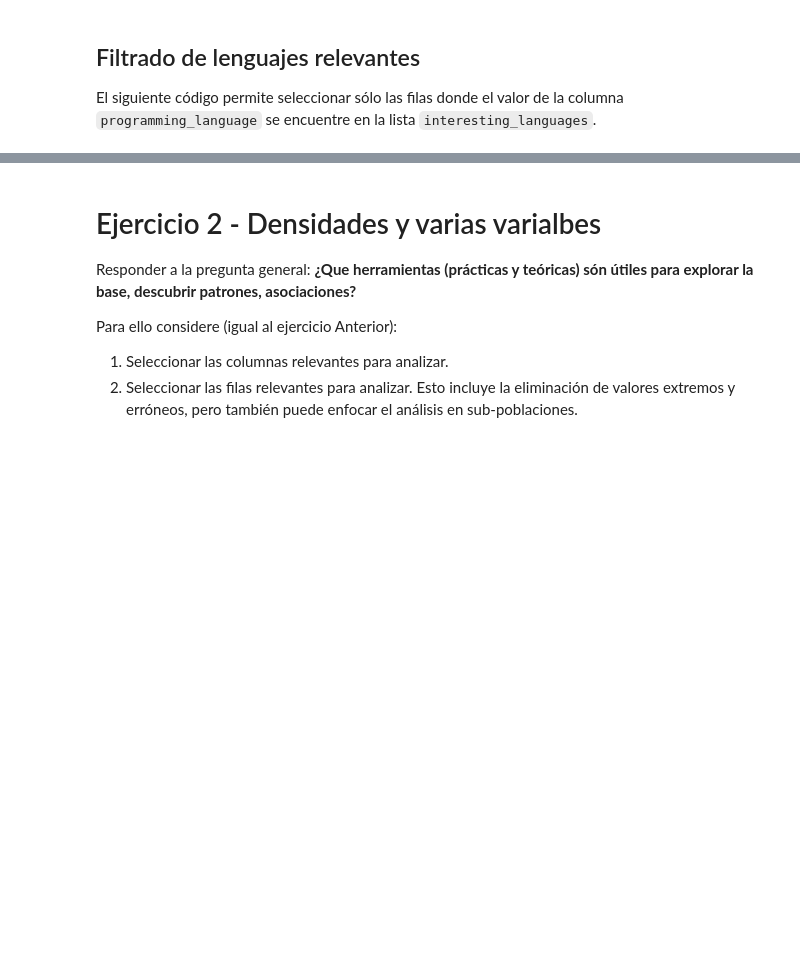
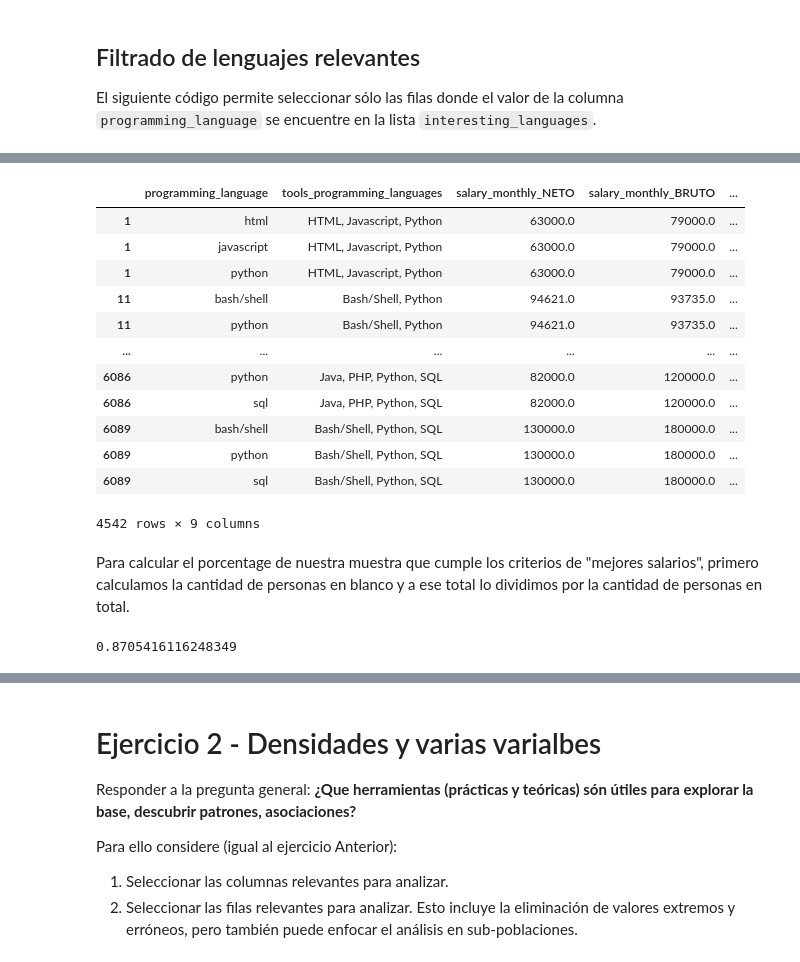
Before and after one commit to fnbellomo/DiploDatos2021, a Jupyter notebook: Entregable_Parte_1_Tamara.ipynb, the cells around one changed output, grey strips where cells are left out. Drawn from its saved outputs; the diff is of its cells as text; code cells hidden in the pictures; blank space fills up the shorter version.

```diff
--- a/Entregable_Parte_1_Tamara.ipynb
+++ b/Entregable_Parte_1_Tamara.ipynb
@@ -138,0 +172,3 @@ filtered_df_lang[:5]
+# %%
+df_lang = (df_lang[df_lang.programming_language != 'ninguno'])
+df_lang[:5]
@@ -138,0 +184,3 @@ filtered_df_lang[:5]
+# %%
+df_lang = (df_lang[df_lang.salary_has_bonus != 'No'])
+df_lang[:5]
@@ -138,0 +194,3 @@ filtered_df_lang[:5]
+# %%
+df_lang = df_lang[df_lang.salary_percentage_inflation_adjustment_2020 > 0]
+df_lang[:5]
@@ -138,0 +208,25 @@ filtered_df_lang[:5]
+# %%
+df_lang['salary_monthly_porcentage'] = df_lang['salary_monthly_NETO'] / df_lang['salary_monthly_BRUTO']
+df_lang['salary_monthly_filtrados'] = (df_lang['salary_monthly_porcentage'] >0.5) & (df_lang['salary_monthly_porcentage'] <0.9)
+df_lang
+# %% [output]
+|  | programming_language | tools_programming_languages | salary_monthly_NETO | salary_monthly_BRUTO | ... |
+| 1 | html | HTML, Javascript, Python | 63000.0 | 79000.0 | ... |
+| 1 | javascript | HTML, Javascript, Python | 63000.0 | 79000.0 | ... |
+| 1 | python | HTML, Javascript, Python | 63000.0 | 79000.0 | ... |
+| 11 | bash/shell | Bash/Shell, Python | 94621.0 | 93735.0 | ... |
+| 11 | python | Bash/Shell, Python | 94621.0 | 93735.0 | ... |
+| ... | ... | ... | ... | ... | ... |
+| 6086 | python | Java, PHP, Python, SQL | 82000.0 | 120000.0 | ... |
+| 6086 | sql | Java, PHP, Python, SQL | 82000.0 | 120000.0 | ... |
+| 6089 | bash/shell | Bash/Shell, Python, SQL | 130000.0 | 180000.0 | ... |
+| 6089 | python | Bash/Shell, Python, SQL | 130000.0 | 180000.0 | ... |
+| 6089 | sql | Bash/Shell, Python, SQL | 130000.0 | 180000.0 | ... |
+4542 rows × 9 columns
+# %% [markdown]
+Para calcular el porcentage de nuestra muestra que cumple los criterios de "mejores salarios", primero calculamos la cantidad de personas en blanco y a ese total lo dividimos por la cantidad de personas en total.
+# %%
+total_en_blanco = len(df_lang[df_lang['salary_monthly_filtrados']])
+total_en_blanco / len(df_lang)
+# %% [output]
+0.8705416116248349
```
Also changed, not shown: parts of 13 cells of this notebook.
